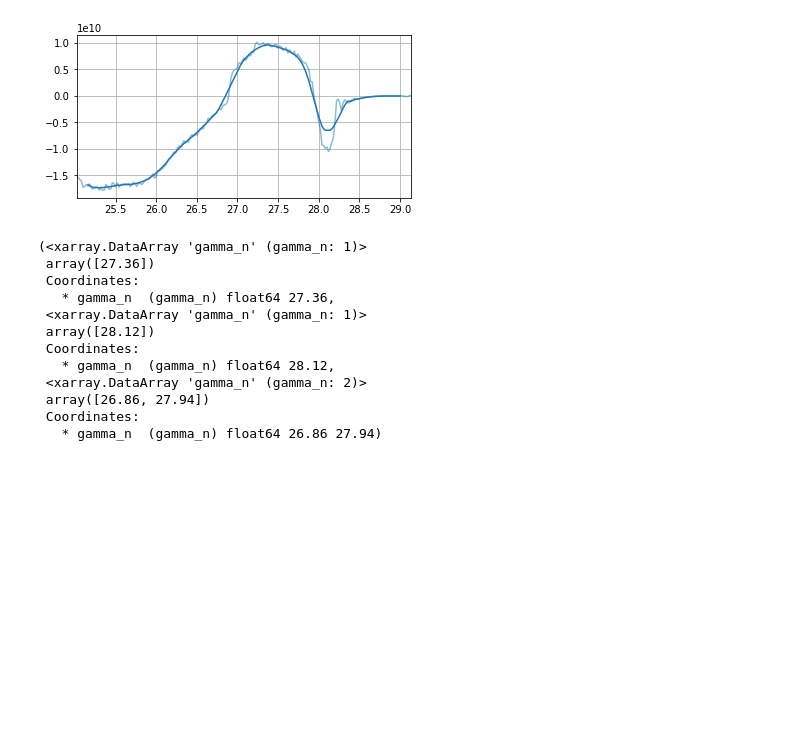
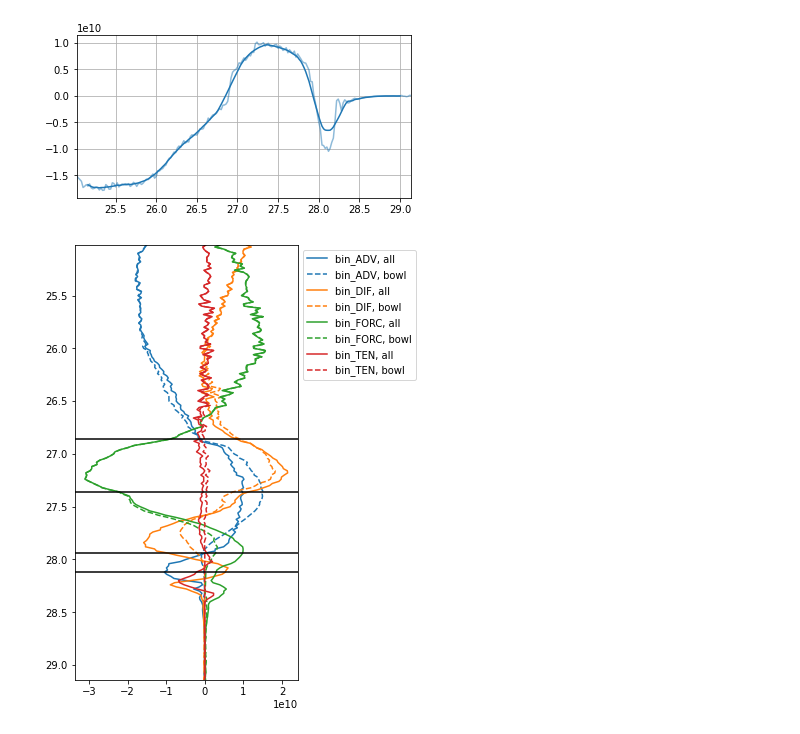
Before and after one commit to gmacgilchrist/so_decadal_variability, a Jupyter notebook: notebooks/ECCOv4r4/draw_wmt_watermasses.ipynb, the cells around one changed output. Drawn from its saved outputs; the diff is of its cells as text; code cells hidden in the pictures; blank space fills up the shorter version.

Commit message:
more ecco plots

```diff
--- a/notebooks/ECCOv4r4/draw_wmt_watermasses.ipynb
+++ b/notebooks/ECCOv4r4/draw_wmt_watermasses.ipynb
@@ -57,3 +60,6 @@ ax.autoscale(enable=True, axis='x', tight=True)
 # %%
 # Find the crossing points of the time-mean advection
 c = op.crossing(Xsmooth,'gamma_n')
+ex = op.extrema(Xsmooth,'gamma_n',order=10)
+# List and sort them
+bounds = np.sort(np.concatenate((c.values, ex['min'].values, ex['max'].values)))
@@ -67,15 +66,17 @@ mn = X['gamma_n'].isel(gamma_n=ind[0])
-# %%
-mx,mn,c
-# %% [output]
-(<xarray.DataArray 'gamma_n' (gamma_n: 1)>
- array([27.36])
- Coordinates:
-   * gamma_n  (gamma_n) float64 27.36,
- <xarray.DataArray 'gamma_n' (gamma_n: 1)>
- array([28.12])
- Coordinates:
-   * gamma_n  (gamma_n) float64 28.12,
- <xarray.DataArray 'gamma_n' (gamma_n: 2)>
- array([26.86, 27.94])
- Coordinates:
-   * gamma_n  (gamma_n) float64 26.86 27.94)
+# %%
+# Replot, with watermasses
+fig,ax = plt.subplots(figsize=(4,8))
+for term in terms:
+    ax.plot(ds_all[term].mean('time'),ds_all['gamma_n'],
+            label=term+', all',color=colors[term])
+    ax.plot(ds_bowl[term].mean('time'),ds_bowl['gamma_n'],
+            label=term+', bowl',color=colors[term],linestyle='--')
+ax.invert_yaxis()
+ax.autoscale(enable=True, axis='y', tight=True)
+ax.legend(loc='upper left', bbox_to_anchor=(1, 1))
+xlim = ax.get_xlim()
+for b in bounds:
+    ax.plot(xlim,(b, b),'k')
+ax.autoscale(enable=True, axis='x', tight=True)
+# %% [output]
+[figure, added]
```
Also changed, not shown: parts of 11 cells of this notebook, 1 other file.
